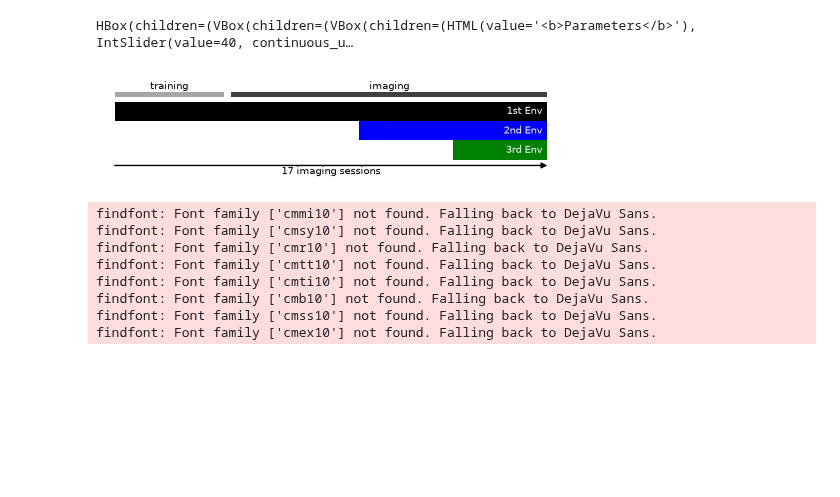
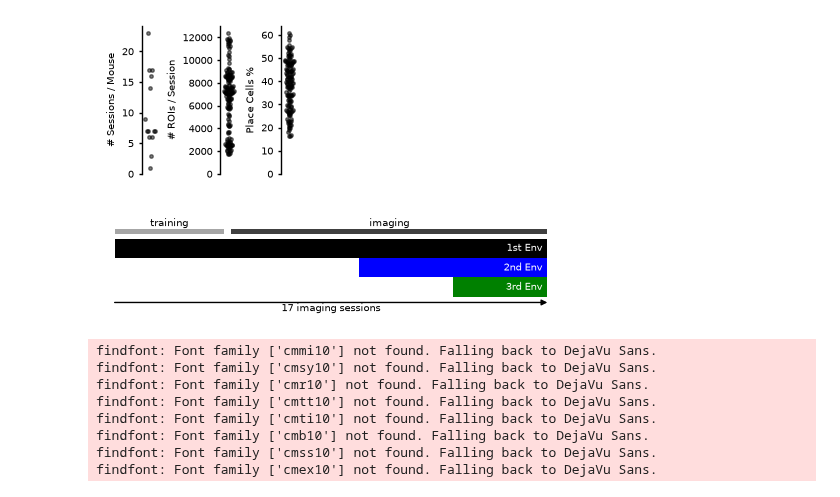
Before and after one commit to landoskape/vrAnalysis, a Jupyter notebook: dimensionality_manuscript/dim_intro_primary_refactor.ipynb, the cells around one changed output. Drawn from its saved outputs; the diff is of its cells as text; code cells hidden in the pictures; blank space fills up the shorter version.

Commit message:
myriad(!) changes including trial split regression, place cell only, and more

```diff
--- a/dimensionality_manuscript/dim_intro_primary_refactor.ipynb
+++ b/dimensionality_manuscript/dim_intro_primary_refactor.ipynb
@@ -88,26 +141,47 @@ HBox(children=(VBox(children=(VBox(children=(HTML(value='<b>Parameters</b>'), Fl
+# %%
+viewer = DataOverviewViewer(
+    sessions,
+    results,
+    fraction_place_cells=True,
+    mouse_average=False,
+    beewidth=0.3,
+    fontsize=7,
+    figsize=(2.0, 1.6232771822358343),
+)
+
+show_viewer = False
+if show_viewer:
+    viewer.show()
+else:
+    fig = viewer.plot(viewer.state)
+    plt.show()
+
+    save = True
+    if save:
+        save_figure(fig, figure_path / "data_overview")
+# %% [output]
+[figure, added]
 # %%
-viewer = ReliabilityHistogramViewer(
-    results,
-    swarm_mode="pooled",
-    beewidth=0.15,
-    hist_alpha=0.2,
-    include_legend=False,
-    fontsize=7,
-    figsize=(2.5, 1.25),
-)
+# viewer = ReliabilityHistogramViewer(
+#     results,
+#     swarm_mode="pooled",
+#     beewidth=0.15,
+#     hist_alpha=0.2,
+#     include_legend=False,
+#     fontsize=7,
+#     figsize=(2.0, 1.6232771822358343),
+# )
 
-show_viewer = True
-if show_viewer:
-    viewer.show()
-else:
-    fig = viewer.plot(viewer.state)
-    plt.show()
+# show_viewer = True
+# if show_viewer:
+#     viewer.show()
+# else:
+#     fig = viewer.plot(viewer.state)
+#     plt.show()
 
-    save = True
-    if save:
-        save_figure(fig, figure_path / "placefield_reliability_overall")
+#     save = True
+#     if save:
+#         save_figure(fig, figure_path / "placefield_reliability_overall")
-# %% [output]
-HBox(children=(VBox(children=(VBox(children=(HTML(value='<b>Parameters</b>'), IntSlider(value=40, continuous_u…
 # %%
 show_viewer = False
 viewer = ExperimentTimeline(
```
Also changed, not shown: parts of 14 cells of this notebook, 35 other files.
